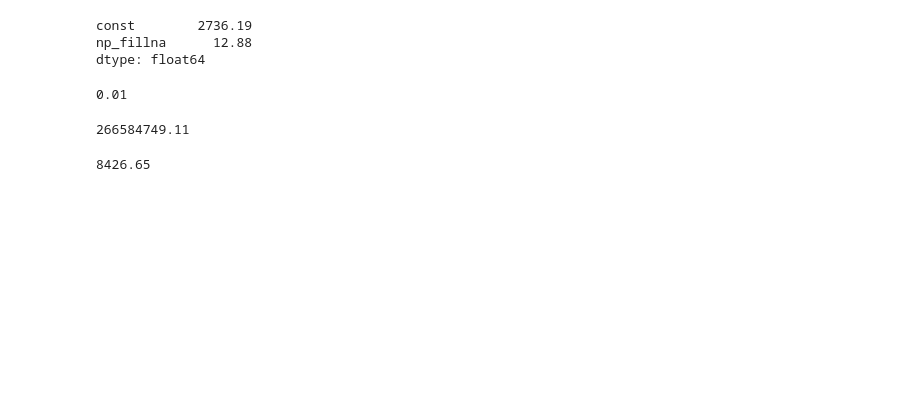
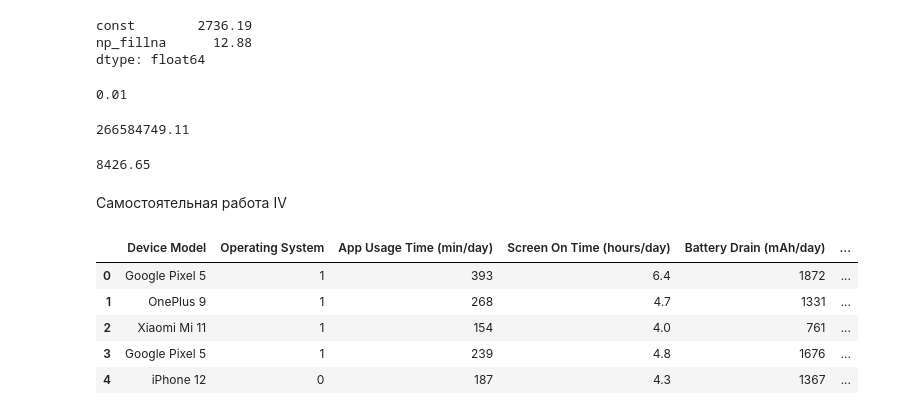
Before and after one commit to AlexGorel/IDE_NEW, a Jupyter notebook: Домашнее задание. Этап 1/Домашнее задание. Этап VI.ipynb, the cells around one changed output. Drawn from its saved outputs; the diff is of its cells as text; code cells hidden in the pictures; blank space fills up the shorter version.

```diff
--- a/Домашнее задание. Этап 1/Домашнее задание. Этап VI.ipynb
+++ b/Домашнее задание. Этап 1/Домашнее задание. Этап VI.ipynb
@@ -130,3 +130,15 @@ MAE_2 = sum(abs(Y_2-Y_pr_2))/len(Y_2)
 round(MAE_2,2)
 # %% [output]
 8426.65
+# %% [markdown]
+Самостоятельная работа IV
+# %%
+df_clean_11111 = pd.read_csv("C:\скил\DST-156\IDE_NEW\Домашнее задание. Этап 1/t5.csv")
+df_clean_11111.head()
+# %% [output]
+|  | Device Model | Operating System | App Usage Time (min/day) | Screen On Time (hours/day) | Battery Drain (mAh/day) | ... |
+| 0 | Google Pixel 5 | 1 | 393 | 6.4 | 1872 | ... |
+| 1 | OnePlus 9 | 1 | 268 | 4.7 | 1331 | ... |
+| 2 | Xiaomi Mi 11 | 1 | 154 | 4.0 | 761 | ... |
+| 3 | Google Pixel 5 | 1 | 239 | 4.8 | 1676 | ... |
+| 4 | iPhone 12 | 0 | 187 | 4.3 | 1367 | ... |
```
Also changed, not shown: parts of 4 cells of this notebook, 47 other files.
